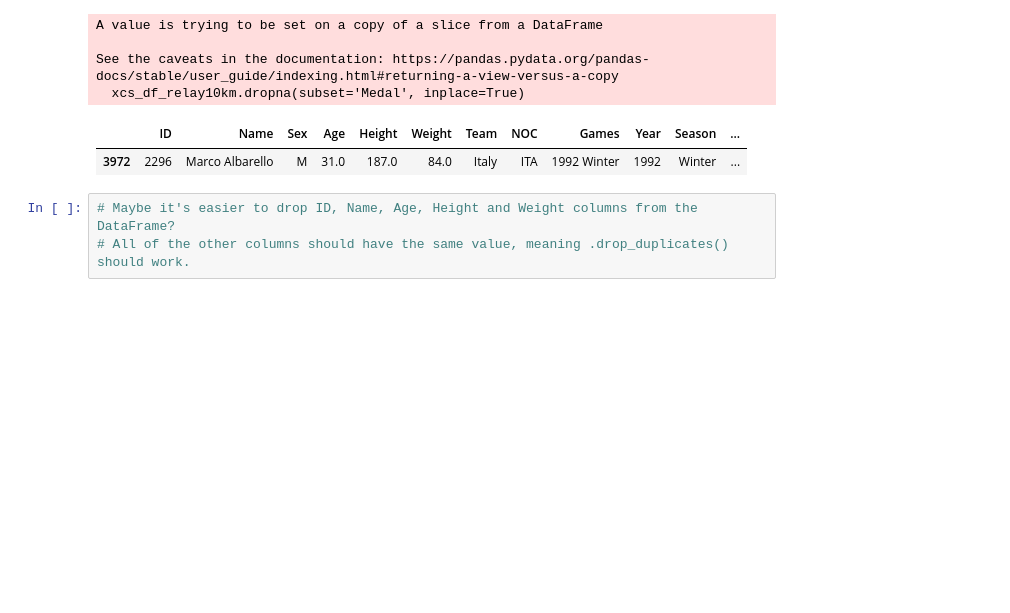
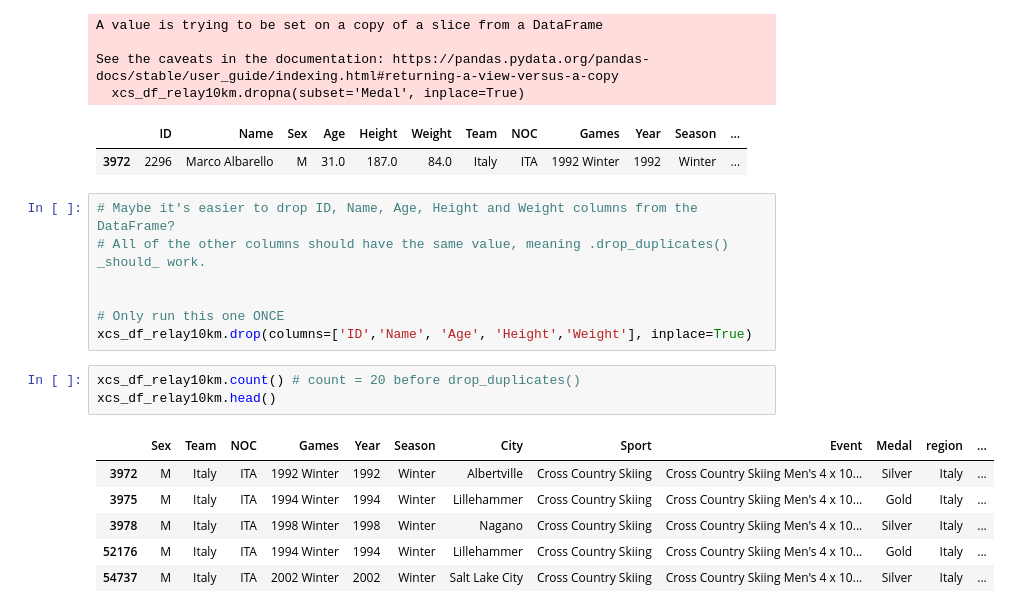
Before and after one commit to wlinds/ITHS-Projekt-OS, a Jupyter notebook: Notes/jonas_uppgift_2.ipynb, the cells around one changed output. Saved outputs shown, nothing was run; the diff lists cells and outputs as text; blank space fills up the shorter version.

Commit message:
solution to team sports found

```diff
--- a/Notes/jonas_uppgift_2.ipynb
+++ b/Notes/jonas_uppgift_2.ipynb
@@ -136,4 +131,18 @@ See the caveats in the documentation: https://pandas.pydata.org/pandas-docs/stab
 | 3972 | 2296 | Marco Albarello | M | 31.0 | 187.0 | 84.0 | Italy | ITA | 1992 Winter | 1992 | Winter | ... |
 # %%
 # Maybe it's easier to drop ID, Name, Age, Height and Weight columns from the DataFrame?
-# All of the other columns should have the same value, meaning .drop_duplicates() should work.
+# All of the other columns should have the same value, meaning .drop_duplicates() _should_ work.
+
+
+# Only run this one ONCE
+xcs_df_relay10km.drop(columns=['ID','Name', 'Age', 'Height','Weight'], inplace=True)
+# %%
+xcs_df_relay10km.count() # count = 20 before drop_duplicates()
+xcs_df_relay10km.head()
+# %% [output]
+|  | Sex | Team | NOC | Games | Year | Season | City | Sport | Event | Medal | region | ... |
+| 3972 | M | Italy | ITA | 1992 Winter | 1992 | Winter | Albertville | Cross Country Skiing | Cross Country Skiing Men's 4 x 10... | Silver | Italy | ... |
+| 3975 | M | Italy | ITA | 1994 Winter | 1994 | Winter | Lillehammer | Cross Country Skiing | Cross Country Skiing Men's 4 x 10... | Gold | Italy | ... |
+| 3978 | M | Italy | ITA | 1998 Winter | 1998 | Winter | Nagano | Cross Country Skiing | Cross Country Skiing Men's 4 x 10... | Silver | Italy | ... |
+| 52176 | M | Italy | ITA | 1994 Winter | 1994 | Winter | Lillehammer | Cross Country Skiing | Cross Country Skiing Men's 4 x 10... | Gold | Italy | ... |
+| 54737 | M | Italy | ITA | 2002 Winter | 2002 | Winter | Salt Lake City | Cross Country Skiing | Cross Country Skiing Men's 4 x 10... | Silver | Italy | ... |
```
Also changed, not shown: parts of 5 cells of this notebook.
